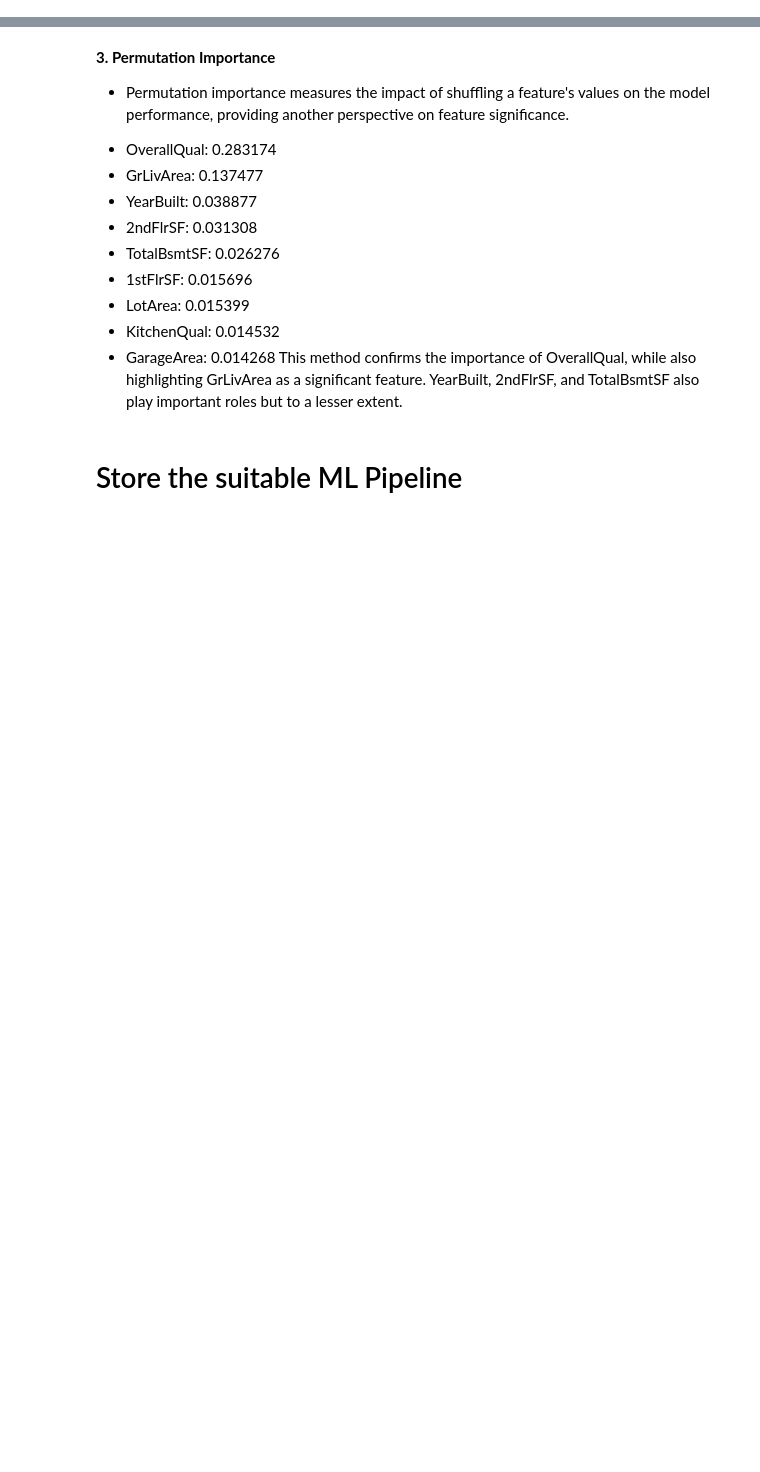
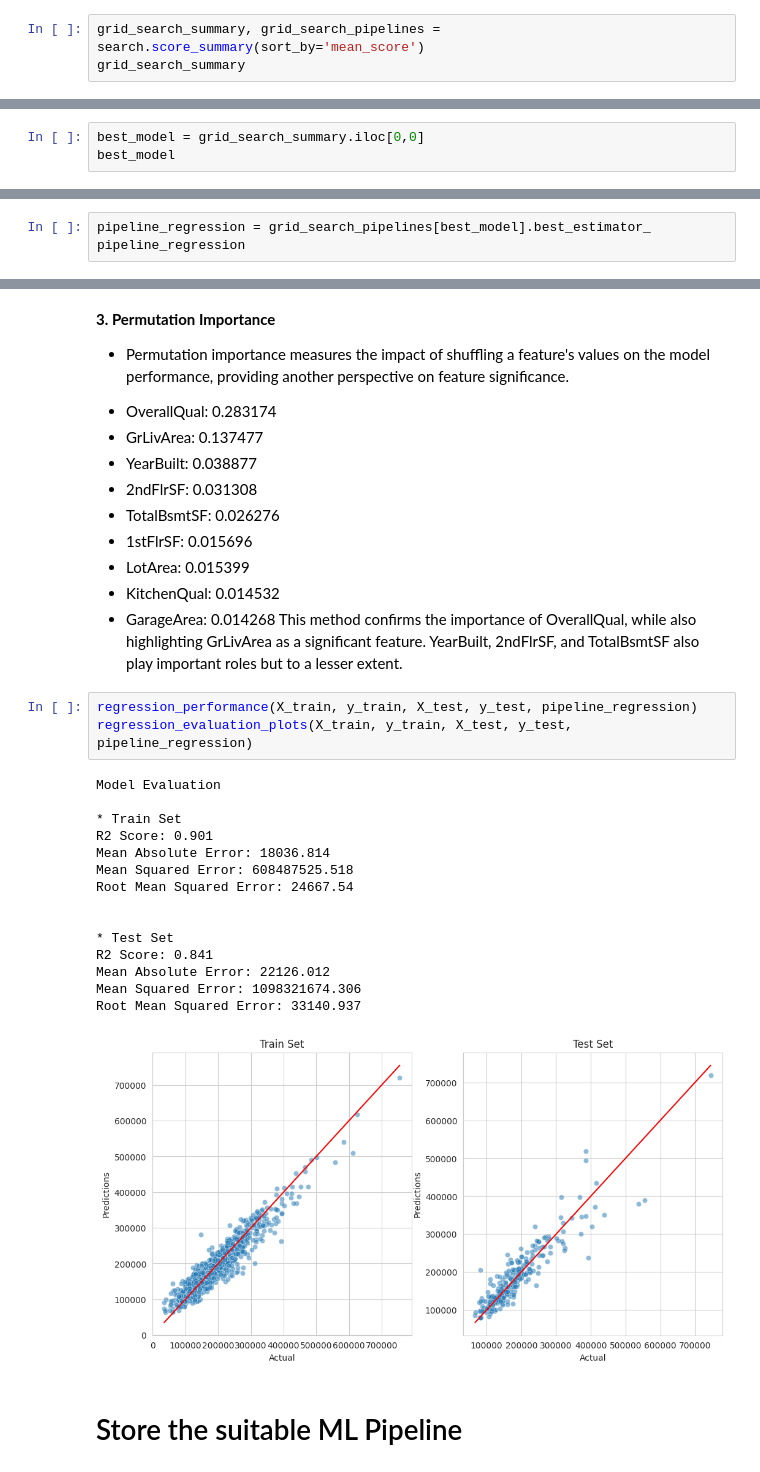
Before and after one commit to BjornL1/heritage-housing2, a Jupyter notebook: jupyter_notebooks/05 - ModelEvaluteRegr_PredictPrice.ipynb, the cells around one changed output, grey strips where cells are left out. Drawn from its saved outputs; the diff is of its cells as text; blank space fills up the shorter version.

```diff
--- a/jupyter_notebooks/05 - ModelEvaluteRegr_PredictPrice.ipynb
+++ b/jupyter_notebooks/05 - ModelEvaluteRegr_PredictPrice.ipynb
@@ -423,0 +449,3 @@ Pipeline(steps=[('DropFeatures',
+# %%
+grid_search_summary, grid_search_pipelines = search.score_summary(sort_by='mean_score')
+grid_search_summary
@@ -423,0 +455,3 @@ Pipeline(steps=[('DropFeatures',
+# %%
+best_model = grid_search_summary.iloc[0,0]
+best_model
@@ -423,0 +460,3 @@ Pipeline(steps=[('DropFeatures',
+# %%
+pipeline_regression = grid_search_pipelines[best_model].best_estimator_
+pipeline_regression
@@ -887,6 +947,25 @@ PDP Values for OverallQual (Quality level and average sale price):
 * KitchenQual: 0.014532
 * GarageArea: 0.014268
 This method confirms the importance of OverallQual, while also highlighting GrLivArea as a significant feature. YearBuilt, 2ndFlrSF, and TotalBsmtSF also play important roles but to a lesser extent.
+# %%
+regression_performance(X_train, y_train, X_test, y_test, pipeline_regression)
+regression_evaluation_plots(X_train, y_train, X_test, y_test, pipeline_regression)
+# %% [output]
+Model Evaluation
+
+* Train Set
+R2 Score: 0.901
+Mean Absolute Error: 18036.814
+Mean Squared Error: 608487525.518
+Root Mean Squared Error: 24667.54
+
+
+* Test Set
+R2 Score: 0.841
+Mean Absolute Error: 22126.012
+Mean Squared Error: 1098321674.306
+Root Mean Squared Error: 33140.937
+[figure, added]
 # %% [markdown]
 # Store the suitable ML Pipeline
 # %%
```
Also changed, not shown: parts of 10 cells of this notebook.
